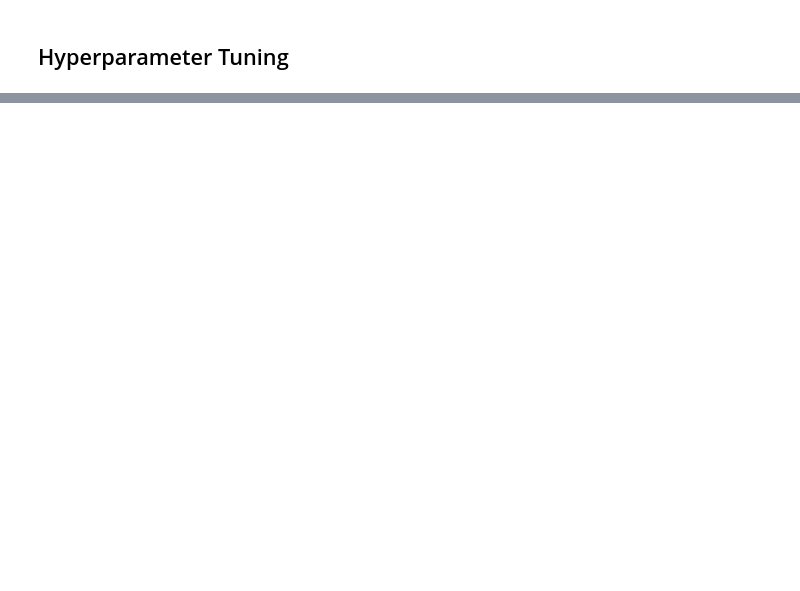
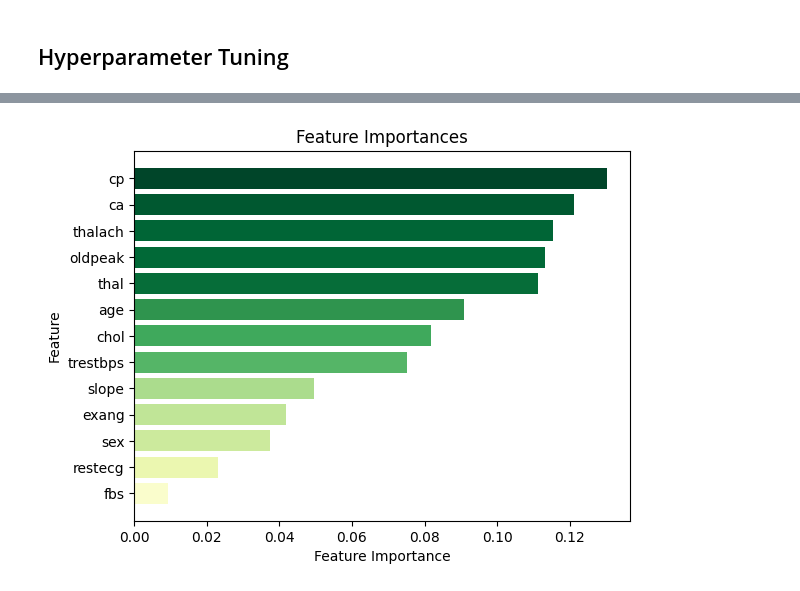
Before and after one commit to charlotte-verity/Heart-Disease-Classifier, a Jupyter notebook: detector.ipynb, the cells around one changed output, grey strips where cells are left out. Drawn from its saved outputs; the diff is of its cells as text; code cells hidden in the pictures; blank space fills up the shorter version.

Commit message:
feature importance part 1

```diff
--- a/detector.ipynb
+++ b/detector.ipynb
@@ -212,4 +213,6 @@ GridSearchCV(cv=3, estimator=RandomForestClassifier(n_jobs=-1, random_state=3),
                          'n_estimators': [100, 200, 500]},
              verbose=2)
 # %%
-optimal_forest = grid_search.best_estimator_
+best_forest = grid_search.best_estimator_
+display(best_forest)
+print(best_forest.get_params())
@@ -219,0 +224,6 @@ RandomForestClassifier(max_depth=10, n_jobs=-1, random_state=3)
+# %%
+feat_importance = best_forest.feature_importances_
+features = best_forest.feature_names_in_
+importance_df = pd.DataFrame({'feature': features, 'importance': feat_importance})
+importance_df = importance_df.sort_values("importance", ascending=False)
+display(importance_df.head())
@@ -219,0 +237,12 @@ RandomForestClassifier(max_depth=10, n_jobs=-1, random_state=3)
+# %%
+sorted_idx = np.argsort(feat_importance)
+sorted_features = features[sorted_idx]
+sorted_importances = feat_importance[sorted_idx]
+colors = plt.cm.YlGn(sorted_importances / max(sorted_importances))
+plt.barh(sorted_features, sorted_importances, color=colors)
+plt.xlabel('Feature Importance')
+plt.ylabel('Feature')
+plt.title('Feature Importances')
+plt.show()
+# %% [output]
+[figure, added]
```
Also changed, not shown: parts of 15 cells of this notebook.
